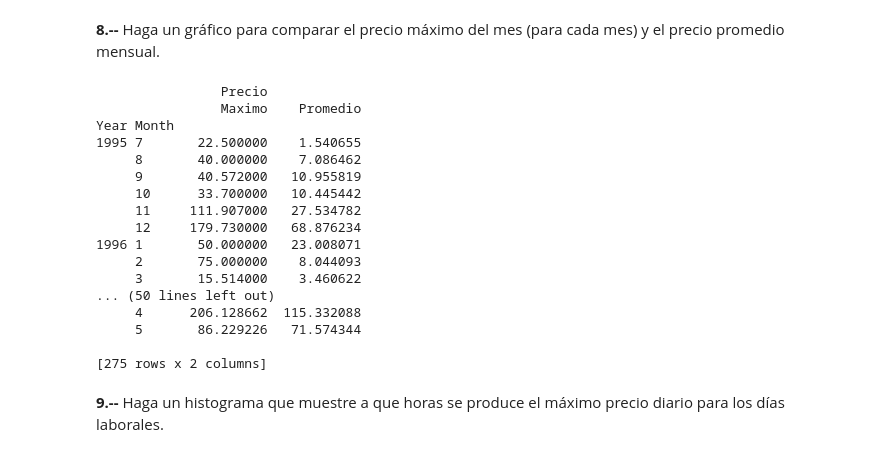
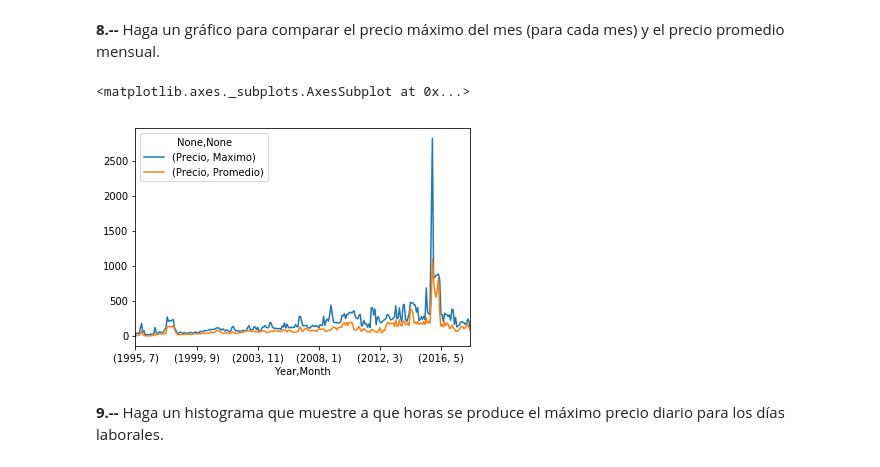
Before and after one commit to cda-2019-01/lab-analisis-exploratorio-de-datos-jorgmoga, a Jupyter notebook: LAB-precios-electricidad.ipynb, the cells around one changed output. Drawn from its saved outputs; the diff is of its cells as text; code cells hidden in the pictures.

```diff
--- a/LAB-precios-electricidad.ipynb
+++ b/LAB-precios-electricidad.ipynb
@@ -132,34 +132,17 @@ Minimo_Mensual.plot()
 # %%
 import matplotlib.pyplot as plt
 import matplotlib as mpl
 import pandas as pd
 from datetime import datetime
 Promedio_Mensual = DataFrameDepurado.copy()
 Promedio_Mensual['Fecha'] = pd.to_datetime(Promedio_Mensual['Fecha'])
 Promedio_Mensual['Year'] = Promedio_Mensual['Fecha'].map(lambda x: x.year)
 Promedio_Mensual['Month'] = Promedio_Mensual['Fecha'].map(lambda x: x.month)
 Promedio_Mensual_1 = Promedio_Mensual.groupby(['Year','Month']).agg({'Precio': {'Maximo': np.max, 'Promedio': np.mean}})
-
-#Promedio_Mensual_1.plot()
-#plot = Promedio_Mensual_1[['Maximo','Promedio']].plot()
+Promedio_Mensual_1.plot()
 # %% [output]
-                Precio
-                Maximo    Promedio
-Year Month
-1995 7       22.500000    1.540655
-     8       40.000000    7.086462
-     9       40.572000   10.955819
-     10      33.700000   10.445442
-     11     111.907000   27.534782
-     12     179.730000   68.876234
-1996 1       50.000000   23.008071
-     2       75.000000    8.044093
-     3       15.514000    3.460622
-... (50 lines left out)
-     4      206.128662  115.332088
-     5       86.229226   71.574344
-
-[275 rows x 2 columns]
+<matplotlib.axes._subplots.AxesSubplot at 0x...>
+[figure, added]
 # %% [markdown]
 **9.--** Haga un histograma que muestre a que horas se produce el máximo precio diario para los días laborales.
 # %%
```
